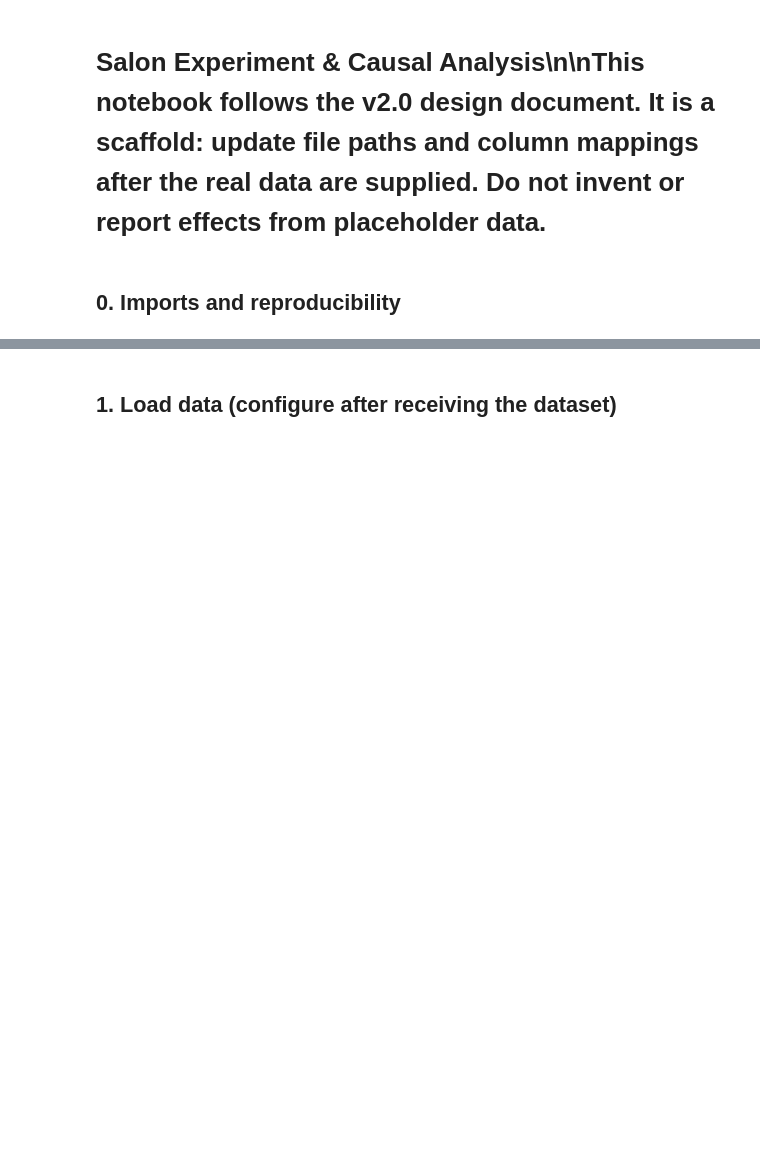
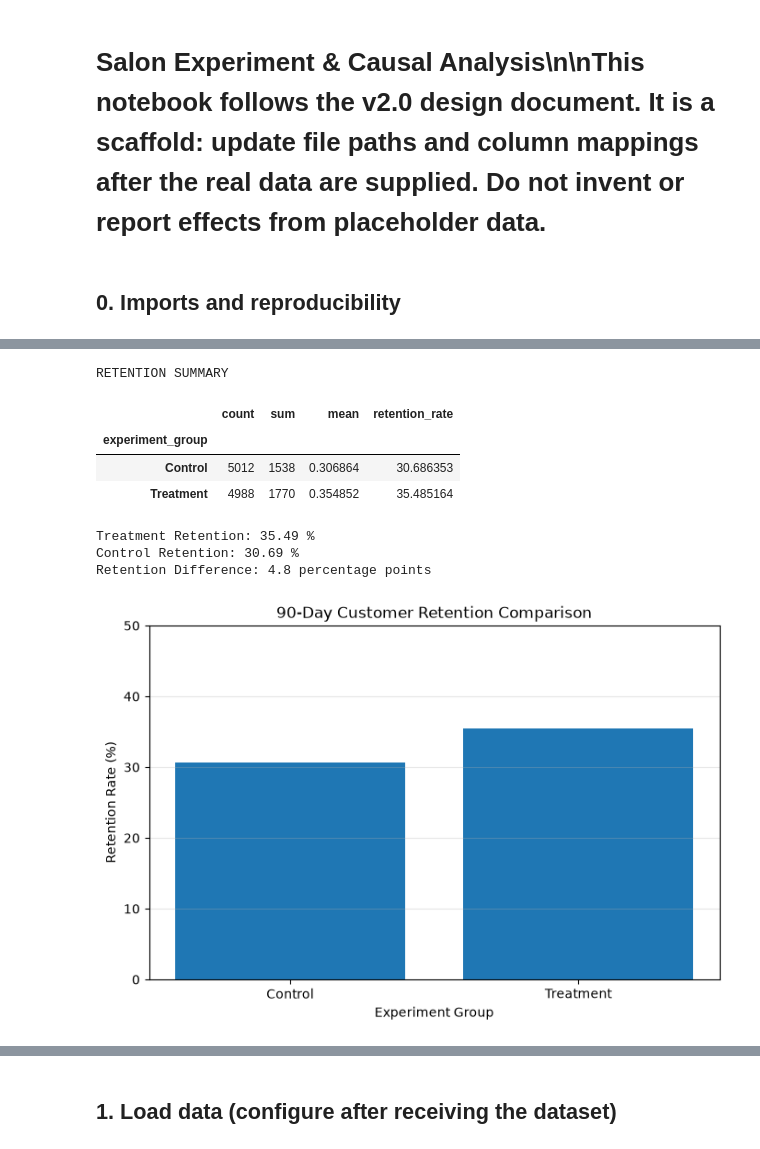
Before and after one commit to Ansar-Oni/salon-experiment-causal-analysis, a Jupyter notebook: notebooks/02_analysis.ipynb, the cells around one changed output, grey strips where cells are left out. Drawn from its saved outputs; the diff is of its cells as text; code cells hidden in the pictures; blank space fills up the shorter version.

Commit message:
Complete salon experiment causal analysis project

```diff
--- a/notebooks/02_analysis.ipynb
+++ b/notebooks/02_analysis.ipynb
@@ -21,0 +154,66 @@ DATA_DIR = PROJECT_ROOT / "data"
+# %%
+# ==========================================
+# STEP 9: RETENTION ANALYSIS
+# ==========================================
+
+import matplotlib.pyplot as plt
+
+# Calculate retention by experiment group
+retention_summary = (
+    customers.groupby("experiment_group")["retained_90d"]
+    .agg(["count", "sum", "mean"])
+)
+
+# Convert retention rate into percentage
+retention_summary["retention_rate"] = (
+    retention_summary["mean"] * 100
+)
+
+print("RETENTION SUMMARY")
+display(retention_summary)
+
+# Calculate difference in retention
+treatment_rate = retention_summary.loc[
+    "Treatment", "retention_rate"
+]
+
+control_rate = retention_summary.loc[
+    "Control", "retention_rate"
+]
+
+difference = treatment_rate - control_rate
+
+print("\nTreatment Retention:", round(treatment_rate, 2), "%")
+print("Control Retention:", round(control_rate, 2), "%")
+print("Retention Difference:", round(difference, 2), "percentage points")
+
+
+# Create comparison chart
+plt.figure(figsize=(8, 5))
+
+plt.bar(
+    ["Control", "Treatment"],
+    [
+        control_rate,
+        treatment_rate
+    ]
+)
+
+plt.title("90-Day Customer Retention Comparison")
+plt.ylabel("Retention Rate (%)")
+plt.xlabel("Experiment Group")
+
+plt.ylim(0, 50)
+plt.grid(axis="y", alpha=0.3)
+
+plt.show()
+# %% [output]
+RETENTION SUMMARY
+|  | count | sum | mean | retention_rate |
+| experiment_group |  |  |  |  |
+| Control | 5012 | 1538 | 0.306864 | 30.686353 |
+| Treatment | 4988 | 1770 | 0.354852 | 35.485164 |
+Treatment Retention: 35.49 %
+Control Retention: 30.69 %
+Retention Difference: 4.8 percentage points
+[figure, added]
```
Also changed, not shown: parts of 13 cells of this notebook, 7 other files.
